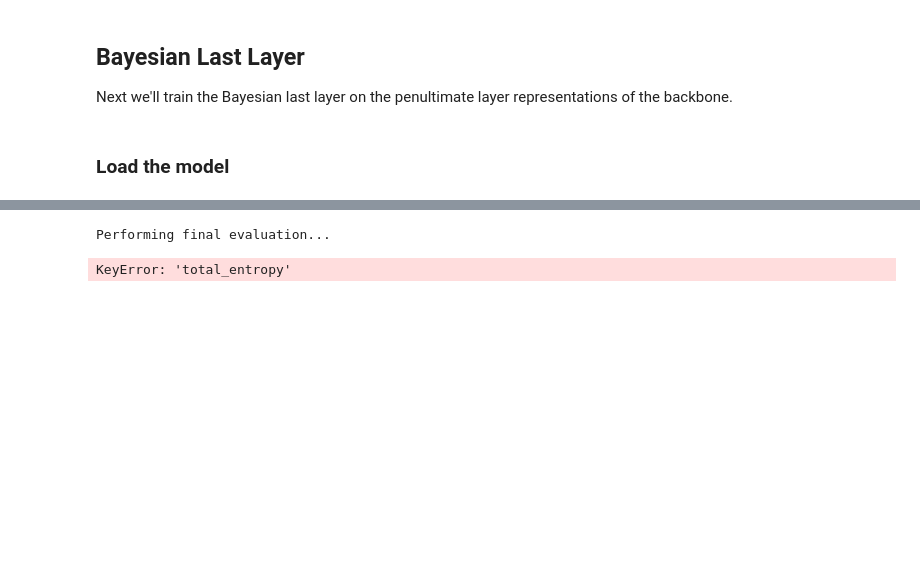
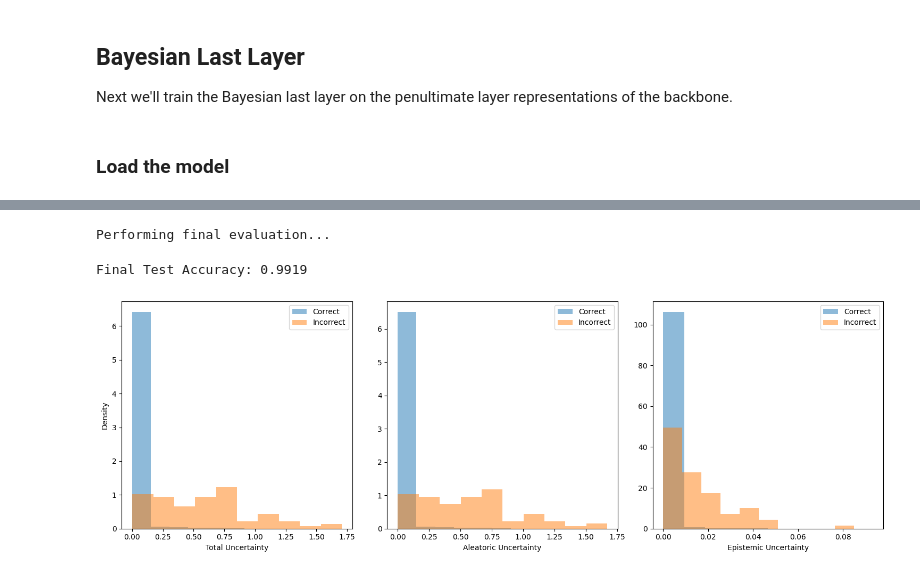
Before and after one commit to confinlay/Bayesian-CE, a Jupyter notebook: MyImplementation/training_notebooks/train-BLL.ipynb, the cells around one changed output, grey strips where cells are left out. Saved outputs shown, nothing was run; the diff lists cells and outputs as text; code cells hidden in the pictures; blank space fills up the shorter version.

```diff
--- a/MyImplementation/training_notebooks/train-BLL.ipynb
+++ b/MyImplementation/training_notebooks/train-BLL.ipynb
@@ -68,9 +68,9 @@ train_size = int(0.8 * len(trainset))
 val_size = len(trainset) - train_size
 trainset, valset = torch.utils.data.random_split(trainset, [train_size, val_size])
 
-trainloader = torch.utils.data.DataLoader(trainset, batch_size=64, shuffle=True, num_workers=2)
-valloader = torch.utils.data.DataLoader(valset, batch_size=64, shuffle=False, num_workers=2)
-testloader = torch.utils.data.DataLoader(testset, batch_size=64, shuffle=False, num_workers=2)
+trainloader = torch.utils.data.DataLoader(trainset, batch_size=cfg.batch_size, shuffle=True, num_workers=2)
+valloader = torch.utils.data.DataLoader(valset, batch_size=cfg.batch_size, shuffle=False, num_workers=2)
+testloader = torch.utils.data.DataLoader(testset, batch_size=cfg.batch_size, shuffle=False, num_workers=2)
 # %% [markdown]
 Create a models and results directory if it doesn't exist
 # %%
@@ -203,7 +208,11 @@ print("\nPerforming final evaluation...")
 
 def evaluate_uncertainty(model, loader, n_samples=None):
     correct = []
-    uncertainties = {'total': [], 'aleatoric': [], 'epistemic': []}
+    uncertainties = {
+        'total_entropy': [],
+        'aleatoric_entropy': [],
+        'epistemic_entropy': []
+    }
 
     for x, y in tqdm(loader, desc="Evaluating"):
         x, y = x.to(model.device), y.to(model.device)
@@ -217,6 +226,7 @@ def evaluate_uncertainty(model, loader, n_samples=None):
             uncertainties[k].extend(v.cpu().numpy())
 
     return np.array(correct), {k: np.array(v) for k, v in uncertainties.items()}
+
 
 # Run final evaluation
 correct, uncertainties = evaluate_uncertainty(bll, testloader, cfg.N_saves)
@@ -226,31 +236,32 @@ print(f"\nFinal Test Accuracy: {accuracy:.4f}")
 
 # 8. Visualization of Uncertainties
 plt.figure(figsize=(15, 5))
 
 # Total uncertainty
 plt.subplot(131)
 plt.hist(uncertainties['total_entropy'][correct], alpha=0.5, label='Correct', density=True)
 plt.hist(uncertainties['total_entropy'][~correct], alpha=0.5, label='Incorrect', density=True)
 plt.xlabel('Total Uncertainty')
 plt.ylabel('Density')
 plt.legend()
 
 # Aleatoric uncertainty
 plt.subplot(132)
 plt.hist(uncertainties['aleatoric_entropy'][correct], alpha=0.5, label='Correct', density=True)
 plt.hist(uncertainties['aleatoric_entropy'][~correct], alpha=0.5, label='Incorrect', density=True)
 plt.xlabel('Aleatoric Uncertainty')
 plt.legend()
 
 # Epistemic uncertainty
 plt.subplot(133)
 plt.hist(uncertainties['epistemic_entropy'][correct], alpha=0.5, label='Correct', density=True)
 plt.hist(uncertainties['epistemic_entropy'][~correct], alpha=0.5, label='Incorrect', density=True)
 plt.xlabel('Epistemic Uncertainty')
 plt.legend()
 
 plt.tight_layout()
 plt.show()
 # %% [output]
 Performing final evaluation...
-KeyError: 'total_entropy'
+Final Test Accuracy: 0.9919
+[figure, added]
```
Also changed, not shown: parts of 9 cells of this notebook, 18 other files.
